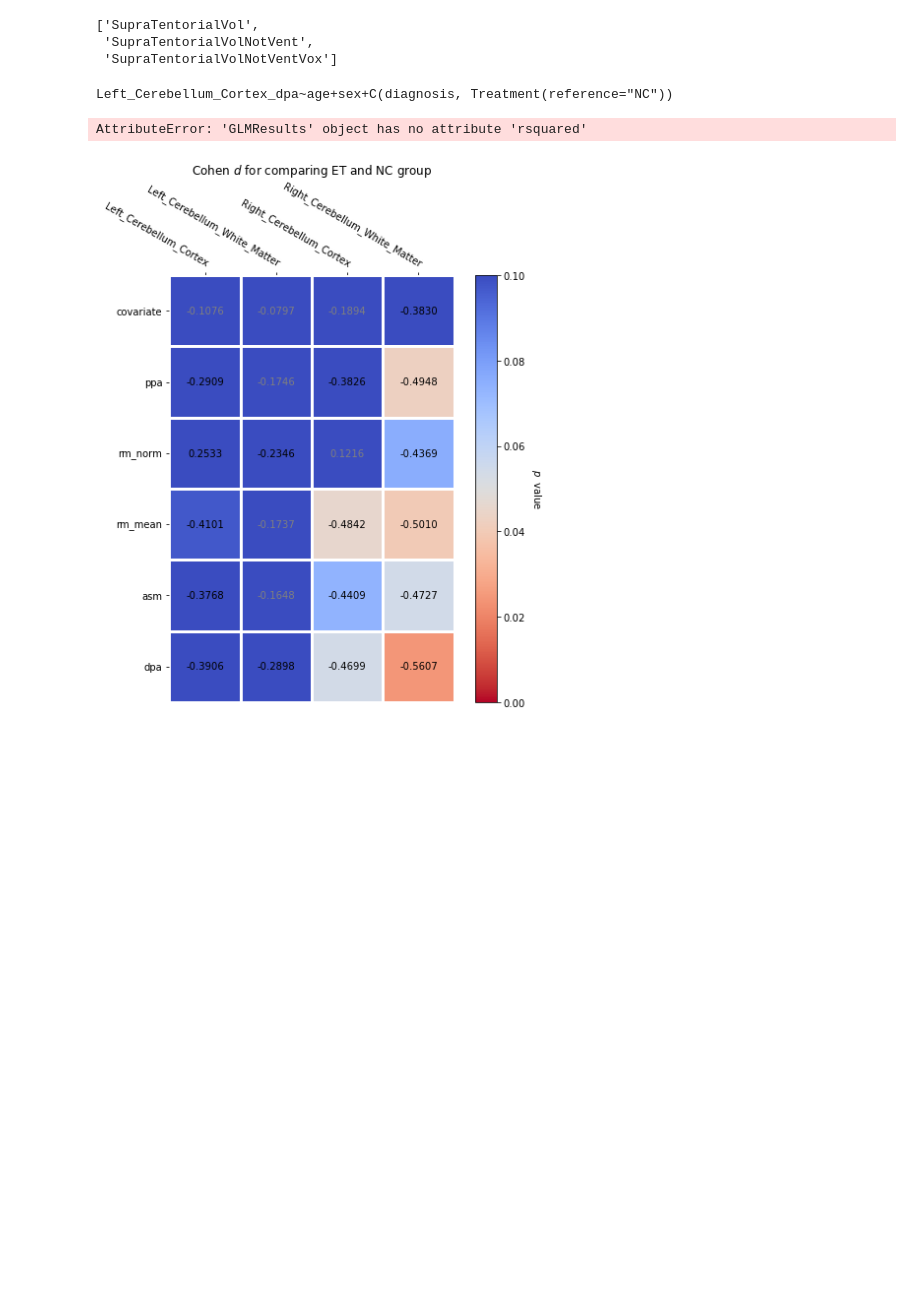
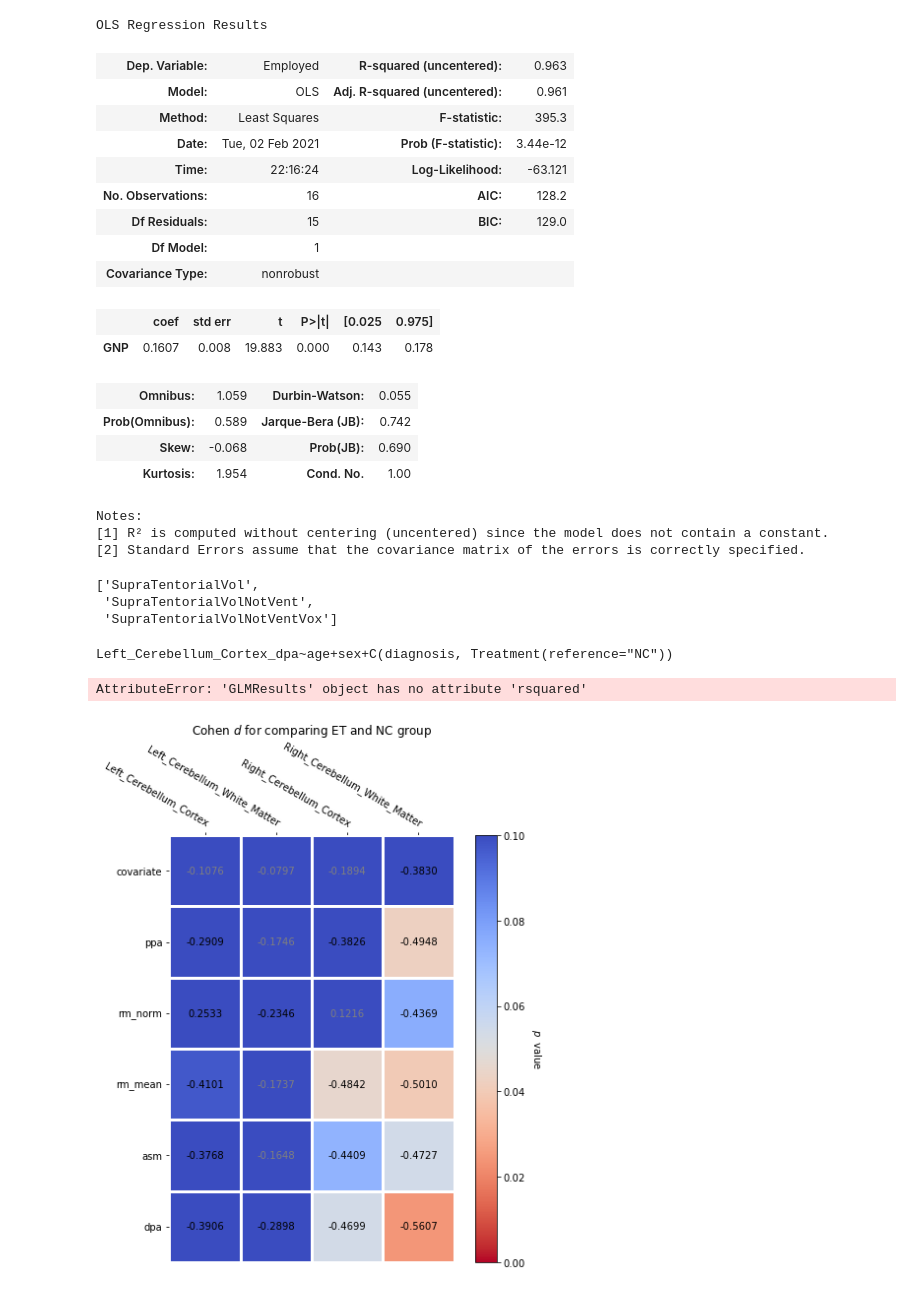
Before and after one commit to Vincent-wq/Replicability-of-PD-ICA, a Jupyter notebook: codes/devel/fs_analysis/0_cerebellar_confounder.ipynb, the cells around one changed output. Cells and saved outputs as stored; diff of their text form; code cells hidden in the pictures; blank space fills up the shorter version.

```diff
--- a/codes/devel/fs_analysis/0_cerebellar_confounder.ipynb
+++ b/codes/devel/fs_analysis/0_cerebellar_confounder.ipynb
@@ -276,3 +337,37 @@ asm_df   = sts_test(asm_list, curr_data, stats_cols, alpha, n_permu, 'asm');
+# %%
+# load numpy and pandas for data manipulation
+
+# load statsmodels as alias ``sm``import statsmodels.api as sm
+# load the longley dataset into a pandas data frame - first column (year) used as row labels
+df = pd.read_csv('http://vincentarelbundock.github.io/Rdatasets/csv/datasets/longley.csv', index_col=0)
+df.head()
+y = df.Employed  # response
+X = df.GNP  # predictor
+X = sm.add_constant(X)  # Adds a constant term to the predictor
+X.head()
+est=sm.OLS(y, X)
+est = est.fit()
+est.summary()
+# %% [output]
+OLS Regression Results
+| Dep. Variable: | Employed | R-squared (uncentered): | 0.963 |
+| Model: | OLS | Adj. R-squared (uncentered): | 0.961 |
+| Method: | Least Squares | F-statistic: | 395.3 |
+| Date: | Tue, 02 Feb 2021 | Prob (F-statistic): | 3.44e-12 |
+| Time: | 22:16:24 | Log-Likelihood: | -63.121 |
+| No. Observations: | 16 | AIC: | 128.2 |
+| Df Residuals: | 15 | BIC: | 129.0 |
+| Df Model: | 1 |  |  |
+| Covariance Type: | nonrobust |  |  |
+|  | coef | std err | t | P>|t| | [0.025 | 0.975] |
+| GNP | 0.1607 | 0.008 | 19.883 | 0.000 | 0.143 | 0.178 |
+| Omnibus: | 1.059 | Durbin-Watson: | 0.055 |
+| Prob(Omnibus): | 0.589 | Jarque-Bera (JB): | 0.742 |
+| Skew: | -0.068 | Prob(JB): | 0.690 |
+| Kurtosis: | 1.954 | Cond. No. | 1.00 |
+Notes:
+[1] R² is computed without centering (uncentered) since the model does not contain a constant.
+[2] Standard Errors assume that the covariance matrix of the errors is correctly specified.
 # %%
 [x for x in curr_data.columns if 'tent' in x.lower()]
 # %% [output]
```
Also changed, not shown: parts of 3 cells of this notebook.
